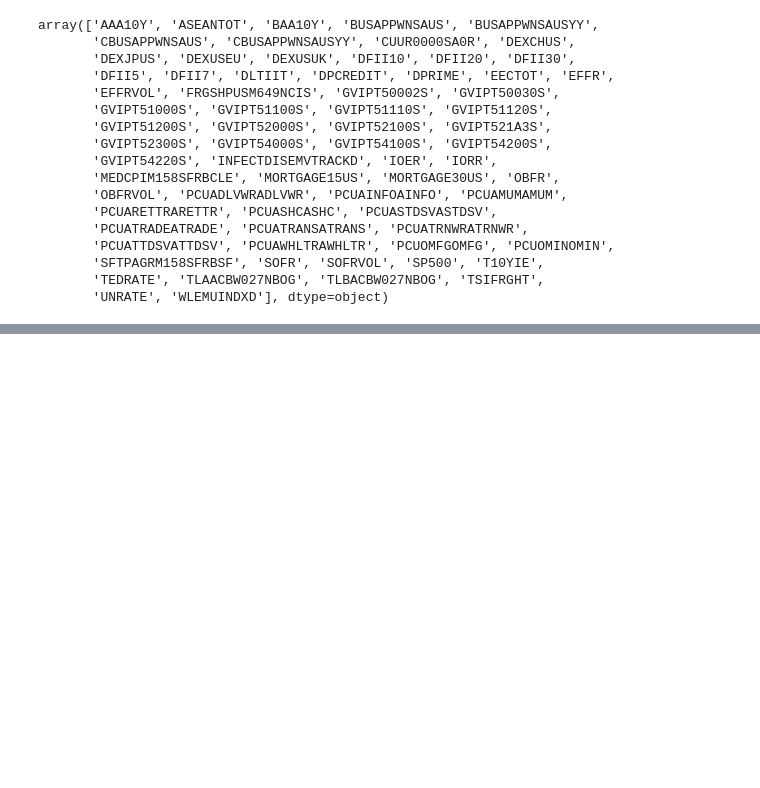
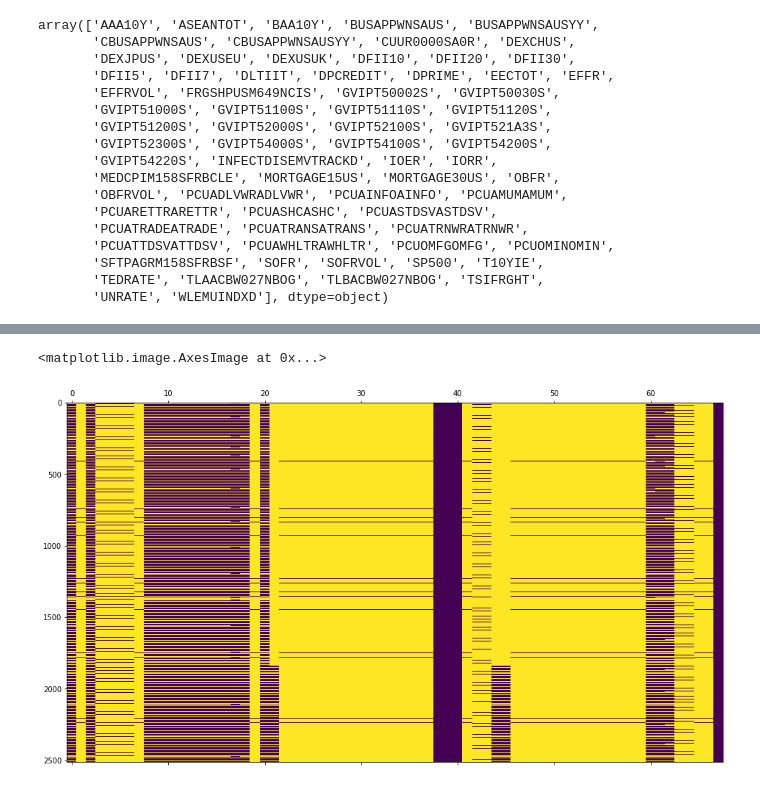
Before and after one commit to brianjhuang/datahacks-2021, a Jupyter notebook: arunav-eda.ipynb, the cells around one changed output, grey strips where cells are left out. Drawn from its saved outputs; the diff is of its cells as text; code cells hidden in the pictures; blank space fills up the shorter version.

```diff
--- a/arunav-eda.ipynb
+++ b/arunav-eda.ipynb
@@ -491,0 +498,8 @@ array(['AAA10Y', 'ASEANTOT', 'BAA10Y', 'BUSAPPWNSAUS', 'BUSAPPWNSAUSYY',
+# %%
+truncated = normed_obs.query("""date >= '2011-02-14'""")
+
+fig, ax = plt.subplots(figsize=(16, 9))
+ax.matshow(truncated.isna().to_numpy(), aspect='auto')
+# %% [output]
+<matplotlib.image.AxesImage at 0x...>
+[figure, added]
```
Also changed, not shown: parts of 8 cells of this notebook.
